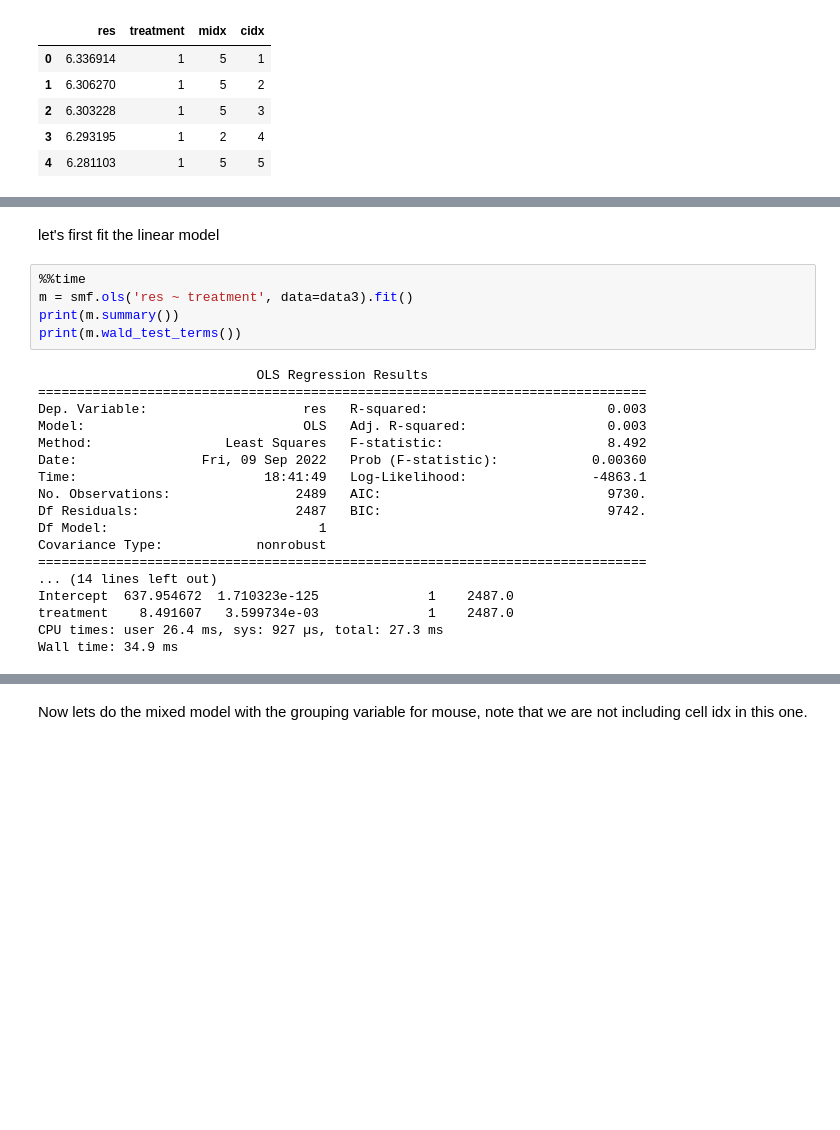
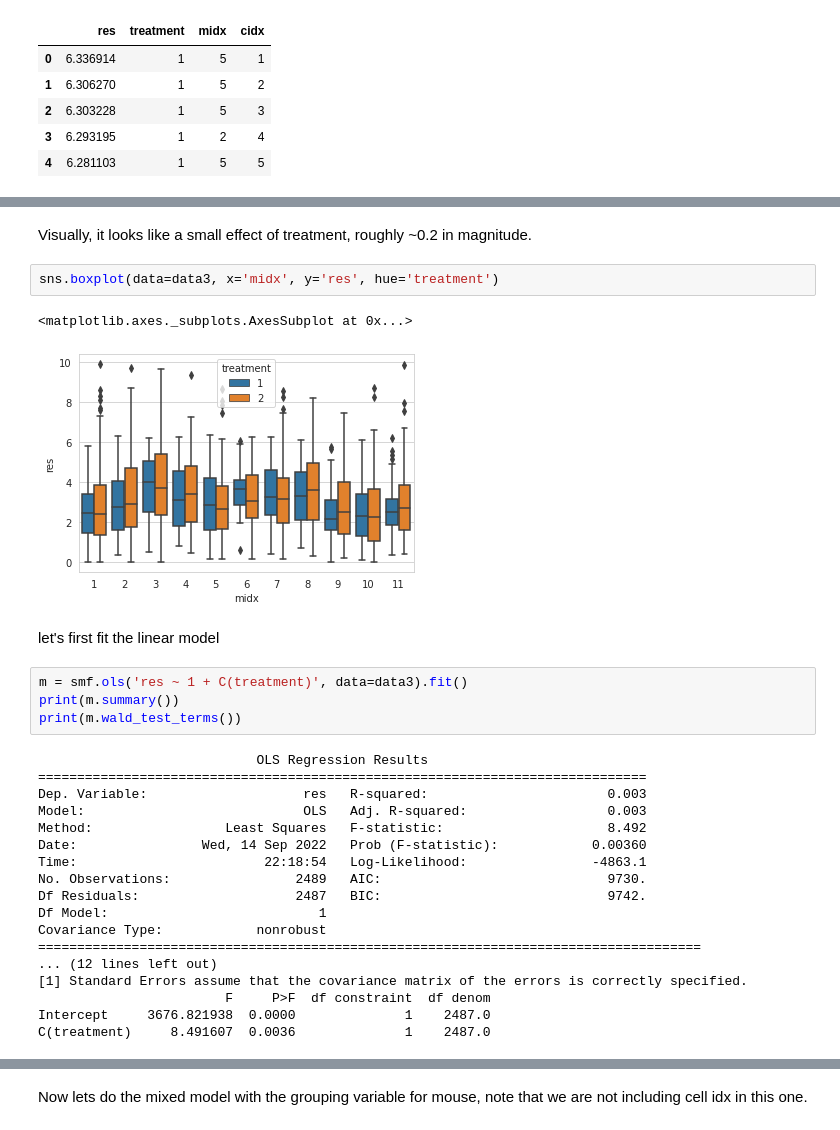
Before and after one commit to GiocomoLab/tutorials, a Jupyter notebook: lmm/LMM_tutorial.ipynb, the cells around one changed output, grey strips where cells are left out. Saved outputs shown, nothing was run; the diff lists cells and outputs as text; blank space fills up the shorter version.

```diff
--- a/lmm/LMM_tutorial.ipynb
+++ b/lmm/LMM_tutorial.ipynb
@@ -585,8 +736,14 @@ data3.head()
+# %% [markdown]
+Visually, it looks like a small effect of treatment, roughly ~0.2 in magnitude.
+# %%
+sns.boxplot(data=data3, x='midx', y='res', hue='treatment')
+# %% [output]
+<matplotlib.axes._subplots.AxesSubplot at 0x...>
+[figure, added]
 # %% [markdown]
 let's first fit the linear model
 # %%
-%%time
-m = smf.ols('res ~ treatment', data=data3).fit()
+m = smf.ols('res ~ 1 + C(treatment)', data=data3).fit()
 print(m.summary())
 print(m.wald_test_terms())
 # %% [output]
@@ -595,15 +752,15 @@ print(m.wald_test_terms())
 Dep. Variable:                    res   R-squared:                       0.003
 Model:                            OLS   Adj. R-squared:                  0.003
 Method:                 Least Squares   F-statistic:                     8.492
-Date:                Fri, 09 Sep 2022   Prob (F-statistic):            0.00360
-Time:                        18:41:49   Log-Likelihood:                -4863.1
+Date:                Wed, 14 Sep 2022   Prob (F-statistic):            0.00360
+Time:                        22:18:54   Log-Likelihood:                -4863.1
 No. Observations:                2489   AIC:                             9730.
 Df Residuals:                    2487   BIC:                             9742.
 Df Model:                           1
 Covariance Type:            nonrobust
-==============================================================================
-... (14 lines left out)
-Intercept  637.954672  1.710323e-125              1    2487.0
-treatment    8.491607   3.599734e-03              1    2487.0
-CPU times: user 26.4 ms, sys: 927 µs, total: 27.3 ms
-Wall time: 34.9 ms
+=====================================================================================
+... (12 lines left out)
+[1] Standard Errors assume that the covariance matrix of the errors is correctly specified.
+                        F     P>F  df constraint  df denom
+Intercept     3676.821938  0.0000              1    2487.0
+C(treatment)     8.491607  0.0036              1    2487.0
```
Also changed, not shown: parts of 76 cells of this notebook.
